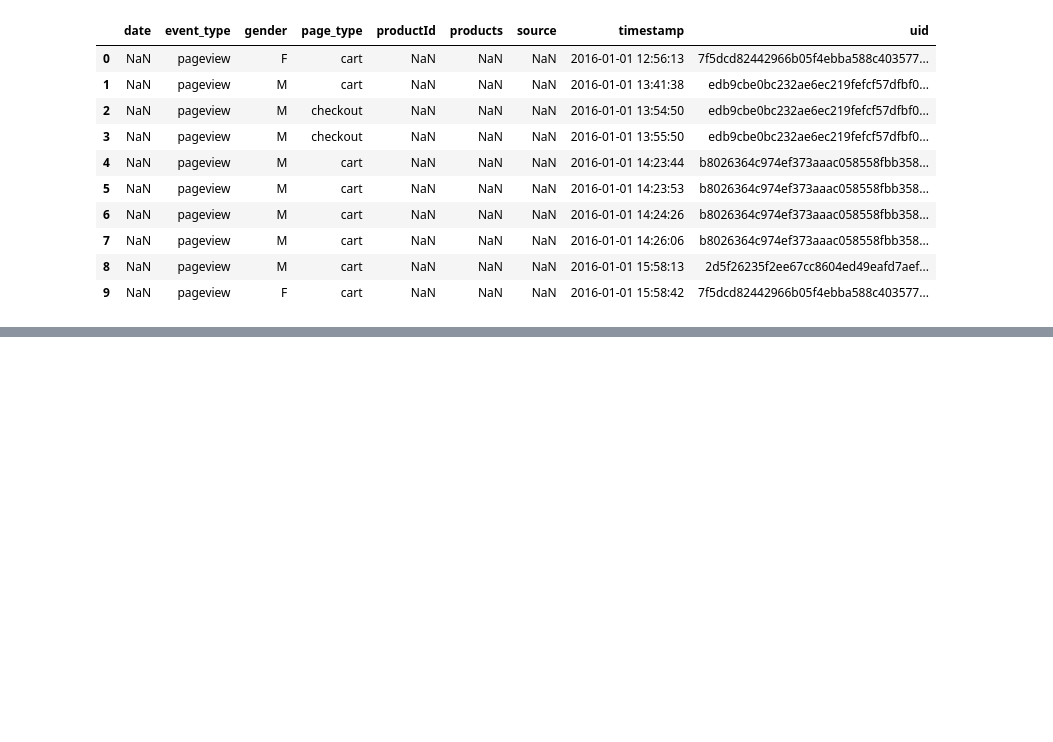
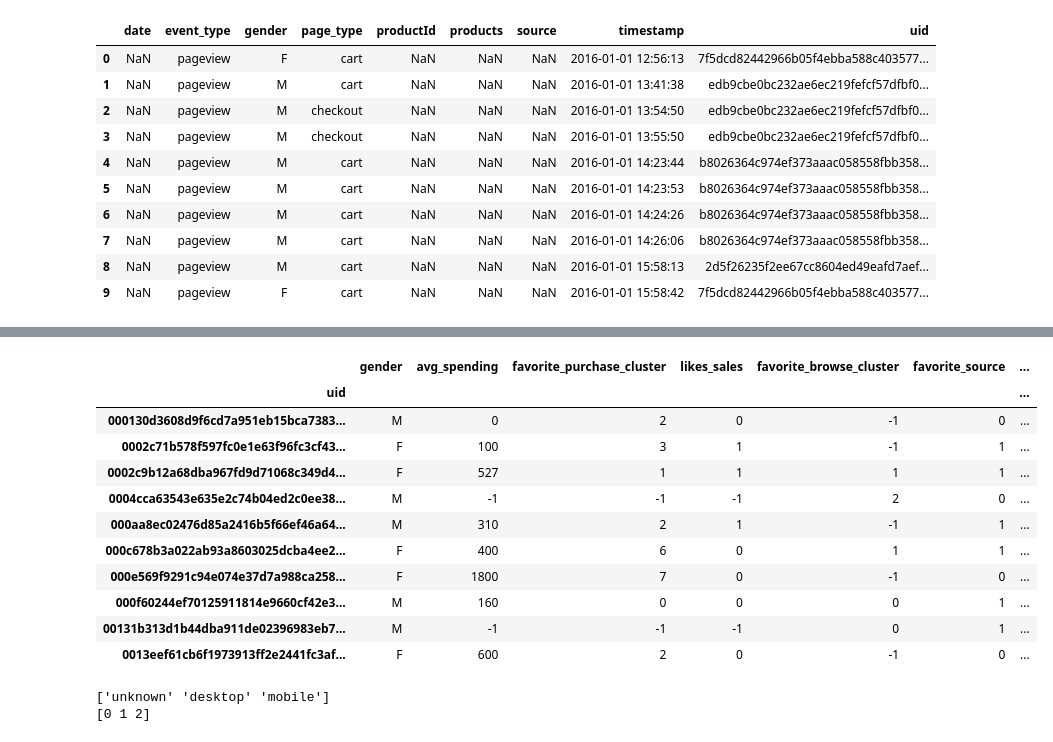
Before and after one commit to bruno-edo/chaordic-ds-challenge, a Jupyter notebook: data-treatment.ipynb, the cells around one changed output, grey strips where cells are left out. Cells and saved outputs as stored; diff of their text form; code cells hidden in the pictures; blank space fills up the shorter version.

```diff
--- a/data-treatment.ipynb
+++ b/data-treatment.ipynb
@@ -411,0 +550,23 @@ True
+# %%
+#final_data_extra = final_data.join(additional_df)
+final_data_extra.head(10)
+# %% [output]
+|  | gender | avg_spending | favorite_purchase_cluster | likes_sales | favorite_browse_cluster | favorite_source | ... |
+| uid |  |  |  |  |  |  | ... |
+| 000130d3608d9f6cd7a951eb15bca7383... | M | 0 | 2 | 0 | -1 | 0 | ... |
+| 0002c71b578f597fc0e1e63f96fc3cf43... | F | 100 | 3 | 1 | -1 | 1 | ... |
+| 0002c9b12a68dba967fd9d71068c349d4... | F | 527 | 1 | 1 | 1 | 1 | ... |
+| 0004cca63543e635e2c74b04ed2c0ee38... | M | -1 | -1 | -1 | 2 | 0 | ... |
+| 000aa8ec02476d85a2416b5f66ef46a64... | M | 310 | 2 | 1 | -1 | 1 | ... |
+| 000c678b3a022ab93a8603025dcba4ee2... | F | 400 | 6 | 0 | 1 | 1 | ... |
+| 000e569f9291c94e074e37d7a988ca258... | F | 1800 | 7 | 0 | -1 | 0 | ... |
+| 000f60244ef70125911814e9660cf42e3... | M | 160 | 0 | 0 | 0 | 1 | ... |
+| 00131b313d1b44dba911de02396983eb7... | M | -1 | -1 | -1 | 0 | 1 | ... |
+| 0013eef61cb6f1973913ff2e2441fc3af... | F | 600 | 2 | 0 | -1 | 0 | ... |
+# %%
+print(final_data_extra.favorite_source.unique())
+final_data_extra['favorite_source'] = final_data_extra['favorite_source'].map({'unknown': 0, 'desktop': 1, 'mobile': 2})
+print(final_data_extra.favorite_source.unique())
+# %% [output]
+['unknown' 'desktop' 'mobile']
+[0 1 2]
```
Also changed, not shown: parts of 65 cells of this notebook, 7 other files.
